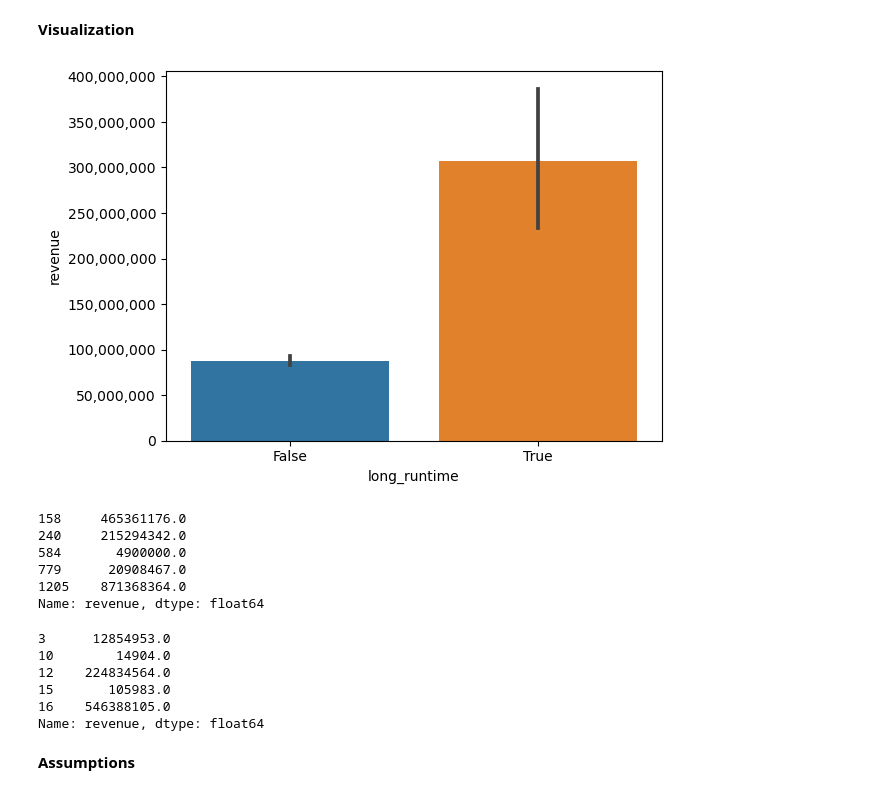
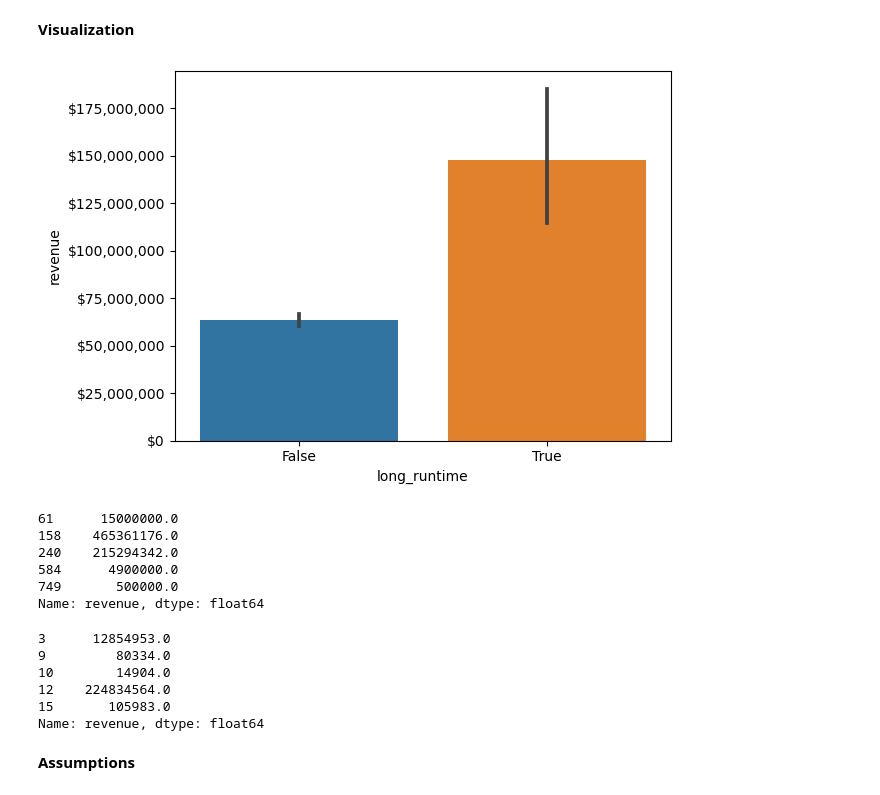
Before and after one commit to AshleyHeinrich/IMDB2, a Jupyter notebook: Hypotheses_Testing.ipynb, the cells around one changed output. Saved outputs shown, nothing was run; the diff lists cells and outputs as text; code cells hidden in the pictures.

```diff
--- a/Hypotheses_Testing.ipynb
+++ b/Hypotheses_Testing.ipynb
@@ -195,7 +197,3 @@ NC-17                               156
 ScreamFest Horror Film Festival       1
 10                                    1
 Name: certification, dtype: int64
-# %%
-# Dropping extra ratings
-df = df.loc[df['certification'].isin(['G','PG','PG-13','R'])]
-df['certification'].value_counts()
@@ -403,0 +398,2 @@ run_df['runtime'].isna().sum()
+# %%
+run_df= run_df.dropna(subset = ['runtime'])
@@ -447,27 +446,27 @@ plot_df
 # %%
 # Visualize means
 ax = sns.barplot(data = plot_df, x = 'long_runtime', y = 'revenue')
 plt.ticklabel_format(style='plain', axis='y')
 current_values = plt.gca().get_yticks()
-plt.gca().set_yticklabels(['{:,.0f}'.format(x) for x in current_values]);
+plt.gca().set_yticklabels(['${:,.0f}'.format(x) for x in current_values]);
 # %% [output]
-[figure, old version]
+[figure, new version]
 # %%
 long_group = long_df['revenue']
 short_group = short_df['revenue']
 display(long_group.head(), short_group.head())
 # %% [output]
-158     465361176.0
-240     215294342.0
-584       4900000.0
-779      20908467.0
-1205    871368364.0
+61      15000000.0
+158    465361176.0
+240    215294342.0
+584      4900000.0
+749       500000.0
 Name: revenue, dtype: float64
 3      12854953.0
+9         80334.0
 10        14904.0
 12    224834564.0
 15       105983.0
-16    546388105.0
 Name: revenue, dtype: float64
 # %% [markdown]
 **Assumptions**
```
Also changed, not shown: parts of 53 cells of this notebook, 1 other file.
